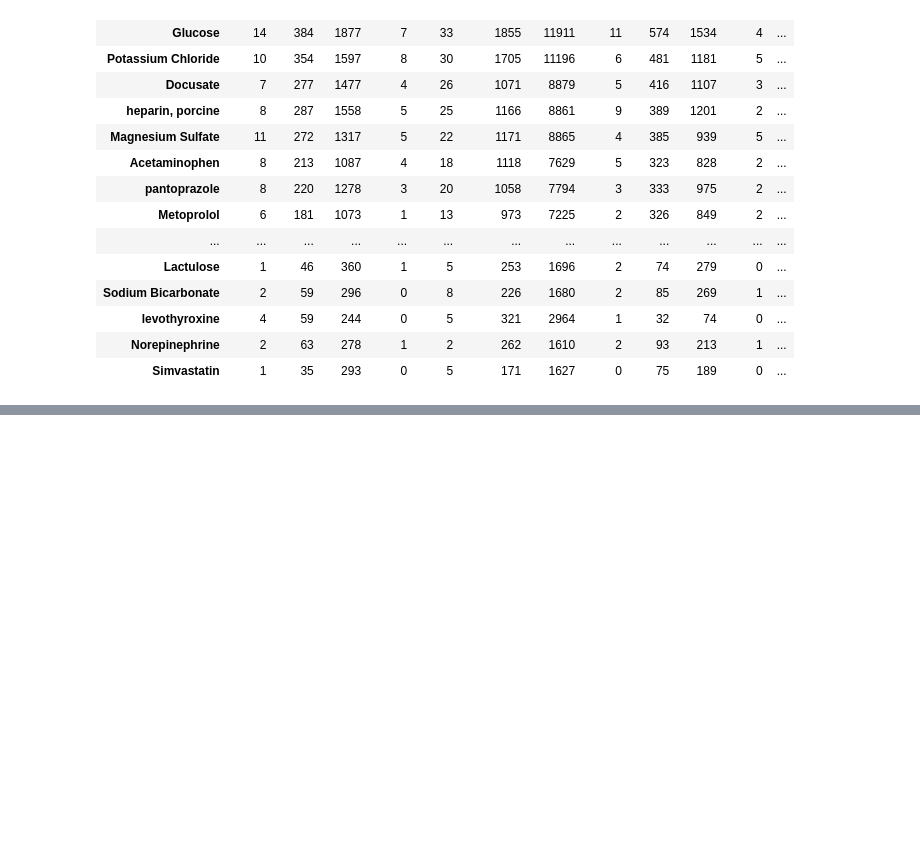
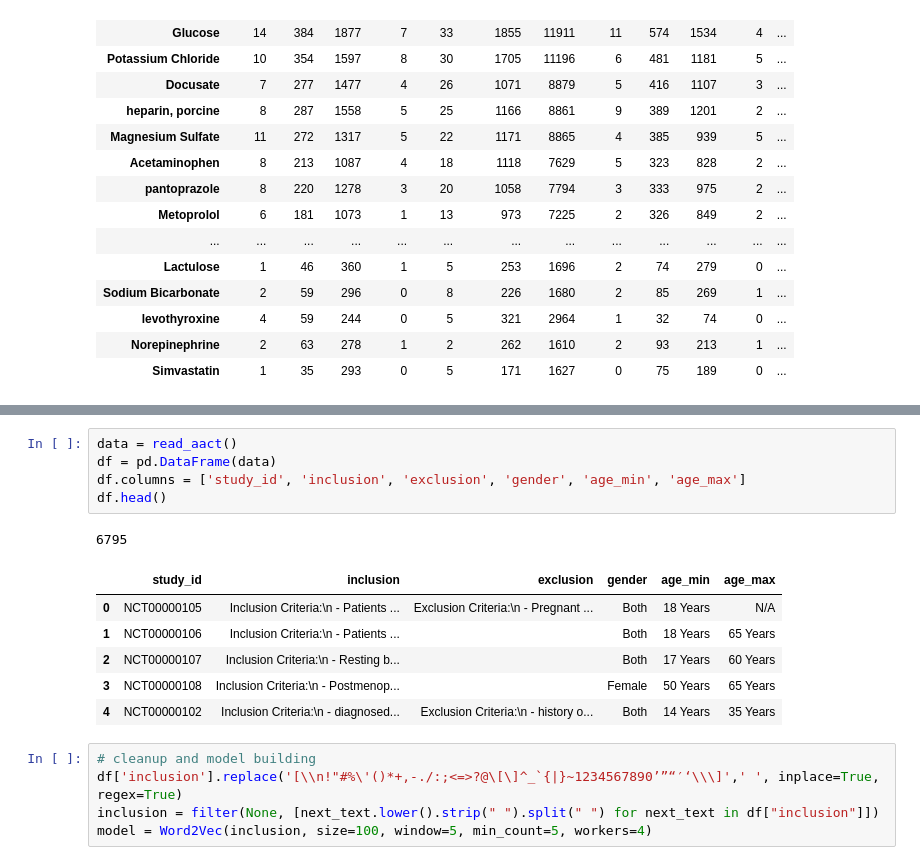
Before and after one commit to ClarityNLP/ClarityNLP, a Jupyter notebook: synthetic_query_gen/notebooks/Crosstab_Cluster_Analysis.ipynb, the cells around one changed output, grey strips where cells are left out. Saved outputs shown, nothing was run; the diff lists cells and outputs as text; blank space fills up the shorter version.

```diff
--- a/synthetic_query_gen/notebooks/Crosstab_Cluster_Analysis.ipynb
+++ b/synthetic_query_gen/notebooks/Crosstab_Cluster_Analysis.ipynb
@@ -101,0 +120,18 @@ drugs_ct.head(50)
+# %%
+data = read_aact()
+df = pd.DataFrame(data)
+df.columns = ['study_id', 'inclusion', 'exclusion', 'gender', 'age_min', 'age_max']
+df.head()
+# %% [output]
+6795
+|  | study_id | inclusion | exclusion | gender | age_min | age_max |
+| 0 | NCT00000105 | Inclusion Criteria:\n - Patients ... | Exclusion Criteria:\n - Pregnant ... | Both | 18 Years | N/A |
+| 1 | NCT00000106 | Inclusion Criteria:\n - Patients ... |  | Both | 18 Years | 65 Years |
+| 2 | NCT00000107 | Inclusion Criteria:\n - Resting b... |  | Both | 17 Years | 60 Years |
+| 3 | NCT00000108 | Inclusion Criteria:\n - Postmenop... |  | Female | 50 Years | 65 Years |
+| 4 | NCT00000102 | Inclusion Criteria:\n - diagnosed... | Exclusion Criteria:\n - history o... | Both | 14 Years | 35 Years |
+# %%
+# cleanup and model building
+df['inclusion'].replace('[\\n!"#%\'()*+,-./:;<=>?@\[\]^_`{|}~1234567890’”“′‘\\\]',' ', inplace=True, regex=True)
+inclusion = filter(None, [next_text.lower().strip(" ").split(" ") for next_text in df["inclusion"]])
+model = Word2Vec(inclusion, size=100, window=5, min_count=5, workers=4)
```
Also changed, not shown: parts of 9 cells of this notebook.
